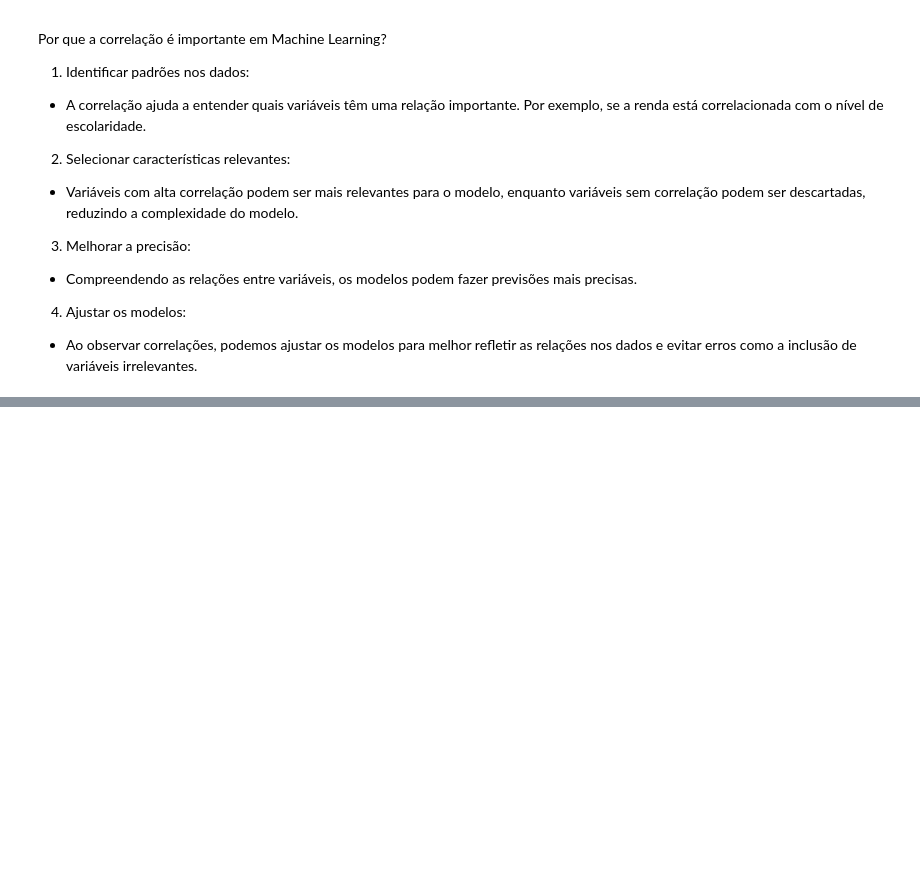
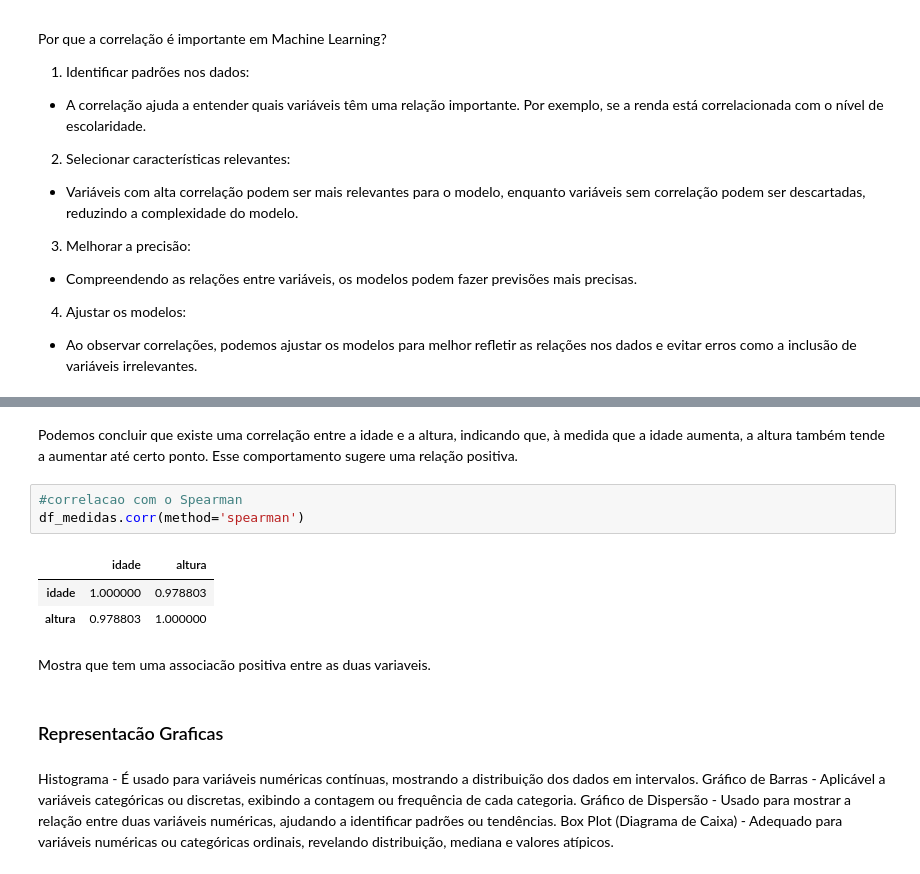
Before and after one commit to LeoStarkBR/IA-Com-python---Estudos, a Jupyter notebook: estatistica_devs/estatistica_devs.ipynb, the cells around one changed output, grey strips where cells are left out. Drawn from its saved outputs; the diff is of its cells as text; blank space fills up the shorter version.

```diff
--- a/estatistica_devs/estatistica_devs.ipynb
+++ b/estatistica_devs/estatistica_devs.ipynb
@@ -224,0 +280,20 @@ Por que a correlação é importante em Machine Learning?
+# %% [markdown]
+Podemos concluir que existe uma correlação entre a idade e a altura, indicando que, à medida que a idade aumenta, a altura também tende a aumentar até certo ponto. Esse comportamento sugere uma relação positiva.
+# %%
+#correlacao com o Spearman
+df_medidas.corr(method='spearman')
+# %% [output]
+|  | idade | altura |
+| idade | 1.000000 | 0.978803 |
+| altura | 0.978803 | 1.000000 |
+# %% [markdown]
+Mostra que tem uma associacão positiva entre as duas variaveis.
+# %% [markdown]
+### Representacão Graficas
+# %% [markdown]
+Histograma - É usado para variáveis numéricas contínuas, mostrando a distribuição dos dados em intervalos.
+Gráfico de Barras - Aplicável a variáveis categóricas ou discretas, exibindo a contagem ou frequência de cada categoria.
+Gráfico de Dispersão - Usado para mostrar a relação entre duas variáveis numéricas, ajudando a identificar padrões ou
+tendências.
+Box Plot (Diagrama de Caixa) - Adequado para variáveis numéricas ou categóricas ordinais, revelando distribuição, mediana e valores
+atípicos.
```
Also changed, not shown: parts of 3 cells of this notebook.
